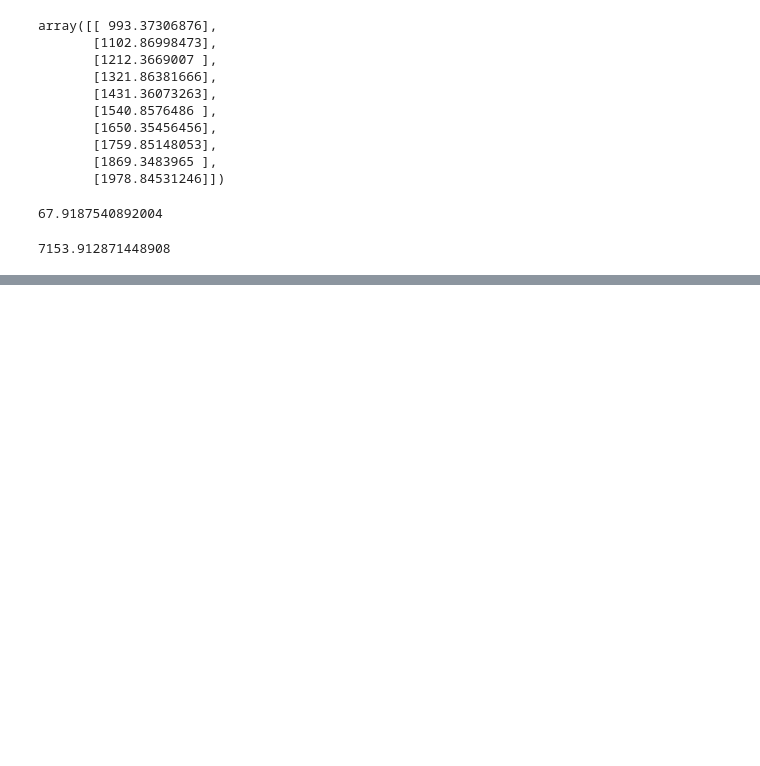
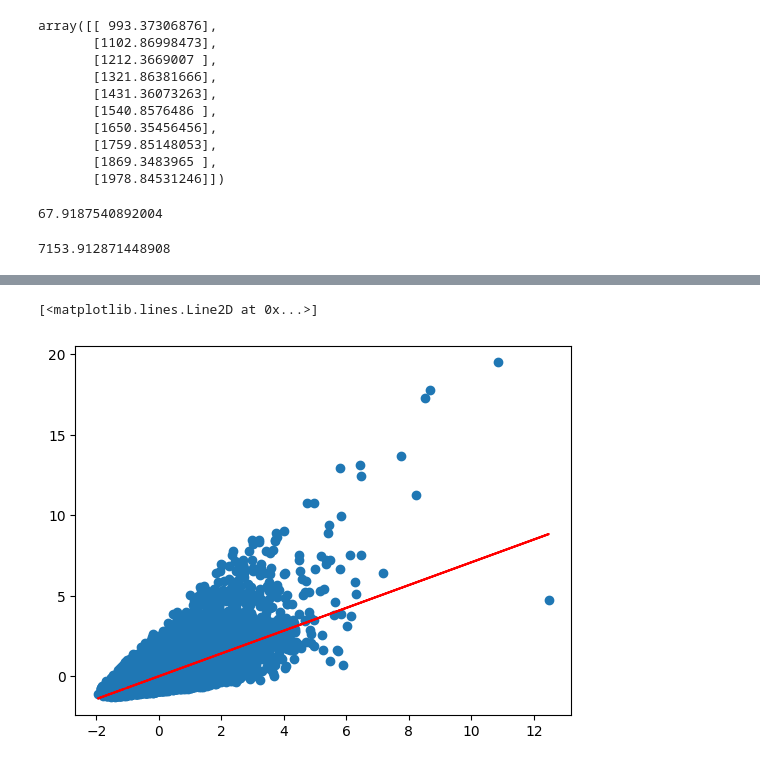
Before and after one commit to vinisouz4/TensorFlowStudy, a Jupyter notebook: Untitled13.ipynb, the cells around one changed output, grey strips where cells are left out. Drawn from its saved outputs; the diff is of its cells as text; code cells hidden in the pictures; blank space fills up the shorter version.

```diff
--- a/Untitled13.ipynb
+++ b/Untitled13.ipynb
@@ -574,0 +679,19 @@ mse # Mais utilizado para fazer o treinamento, penalizando os erros maiores
+# %%
+batch_size = 32 # Eu pego 32 para o algoritmo treinar e logo depois mais 32, eu quebro por size
+xph = tf.compat.v1.placeholder(tf.float32, [batch_size, 1]) # O valor 1 é a coluna que está presente no meu X
+yph = tf.compat.v1.placeholder(tf.float32, [batch_size, 1])
+# %%
+y_modelo = b0 + b1 * xph
+erro = tf.compat.v1.losses.mean_squared_error(yph, y_modelo) # Calcular o erro entre a previsão e o real
+otimizador = tf.compat.v1.train.GradientDescentOptimizer(learning_rate=0.001) # Valor 0.001 é um valor de inicializacao da taxa de aprendizagem, ele faz a descida gradiente com intuito de melhorar os valores do b0 e b1
+treinamento = otimizador.minimize(erro)
+init = tf.compat.v1.global_variables_initializer()
+# %%
+# Ele pode pegar numeros duplicados ou deixar de pegar alguns outros registros, mas não tem problema
+with tf.compat.v1.Session() as sess:
+  sess.run(init)
+  for i in range(10000): # Numero de épocas que eu quero executar
+    indices = np.random.randint(len(X), size=batch_size) # Aqui ele pega a quantidade de registros aleatório pelo tamanho do X, e quebro pelo tamanho da minha batch_size
+    feed = {xph: X[indices], yph: y[indices]}
+    sess.run(treinamento, feed_dict=feed) # O feed é os valores para o placeholder
+  b0_final, b1_final = sess.run([b0, b1])
@@ -574,0 +706,3 @@ mse # Mais utilizado para fazer o treinamento, penalizando os erros maiores
+# %%
+previsoes = b0_final + b1_final * X
+previsoes
@@ -574,0 +717,6 @@ mse # Mais utilizado para fazer o treinamento, penalizando os erros maiores
+# %%
+plt.plot(X, y, "o") # O preço real das casas por metro quadrado
+plt.plot(X, previsoes, color="red") # As previsoes dos valores treinados
+# %% [output]
+[<matplotlib.lines.Line2D at 0x...>]
+[figure, added]
```
Also changed, not shown: parts of 50 cells of this notebook.
